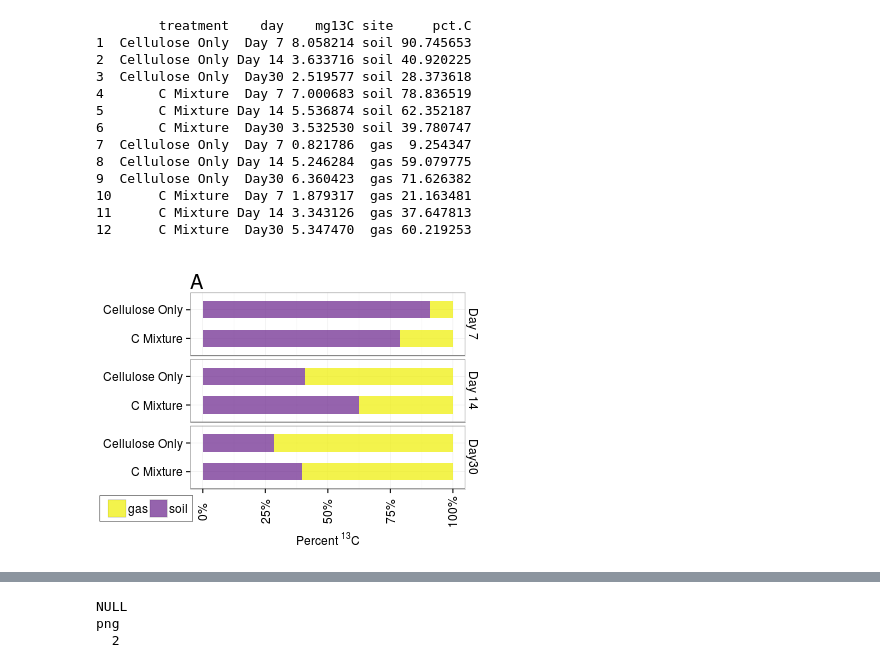
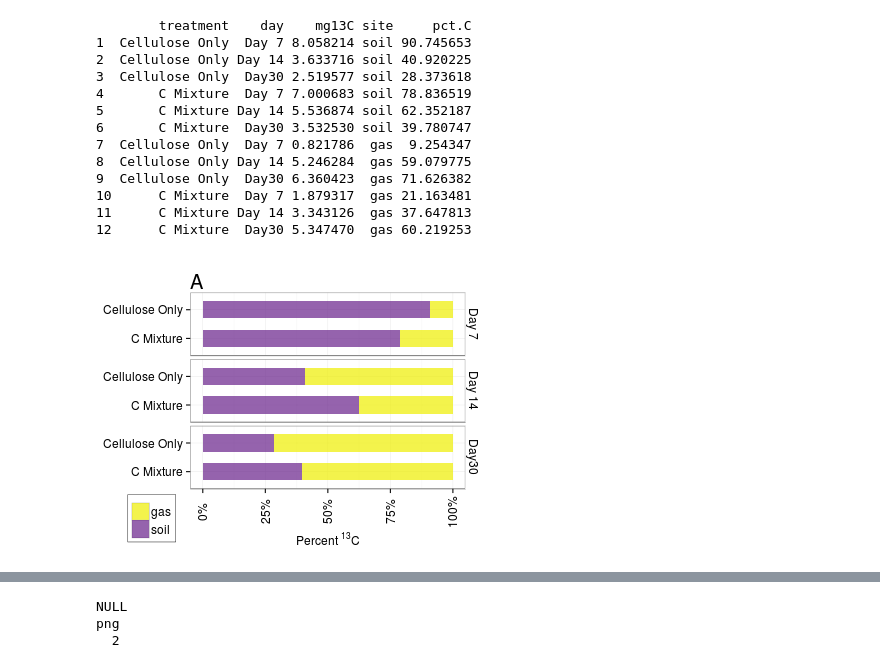
Before and after one commit to acampbellina/single_substrate, a Jupyter notebook: soil_Ccontent.ipynb, the cells around one changed output, grey strips where cells are left out. Cells and saved outputs as stored; diff of their text form; code cells hidden in the pictures.

Commit message:
update legend location

```diff
--- a/soil_Ccontent.ipynb
+++ b/soil_Ccontent.ipynb
@@ -346,32 +346,32 @@ dat3
 # %%
 %%R -h 300 -w 400
 
 #colours = c("coral1", "dodgerblue1")
 library(scales)
 p2 = ggplot(dat3, aes(x = treatment, y = pct.C, fill = site))
 p2 = p2 + geom_bar(stat = "identity", position = "fill", width = 0.6, alpha = 0.70)
 p2 = p2 + facet_grid(day~., space="free_y")
 p2 = p2 + scale_y_continuous(labels = percent_format())
 p2 = p2 + coord_flip()
 p2 = p2 + theme_bw()
 p2 = p2 + labs(x = NULL, y = expression(paste("Percent ",{}^13,"C",sep="")), fill = NULL)
 p2 = p2 + theme(axis.text.x = element_text(size = 12, angle = 90, vjust = 0.5))
 p2 = p2 + theme(axis.text.y = element_text(size = 12))
 p2 = p2 + theme(axis.title.y = element_text(size = 12))
 p2 = p2 + scale_fill_manual(values = c("yellow2", "darkorchid4"))
 #"seagreen3"
 p2 = p2 + theme(strip.text.y = element_text(size=12))
 p2 = p2 + theme(strip.background = element_rect(fill = "white", colour = "white"))
 p2 = p2 + theme(legend.text = element_text(size = 12))
-p2 = p2 + theme(legend.position=c(-0.16,-0.1))
+p2 = p2 + theme(legend.position=c(-0.14,-0.15))
 p2 = p2 + theme(legend.background = element_rect(color = "black", size = 0.2, linetype = "solid"))
-p2 = p2 + theme(legend.direction = "horizontal")
+#p2 = p2 + theme(legend.direction = "horizontal")
 p2 = p2 + ggtitle("A")
 p2 = p2 + theme(plot.title = element_text(hjust = 0, size = 20))
 
 p2
 # %% [output]
-[figure, old version]
+[figure, new version]
 # %%
 %%R -w 800 -h 800
 
```
Also changed, not shown: parts of 2 cells of this notebook, 2 other files.
